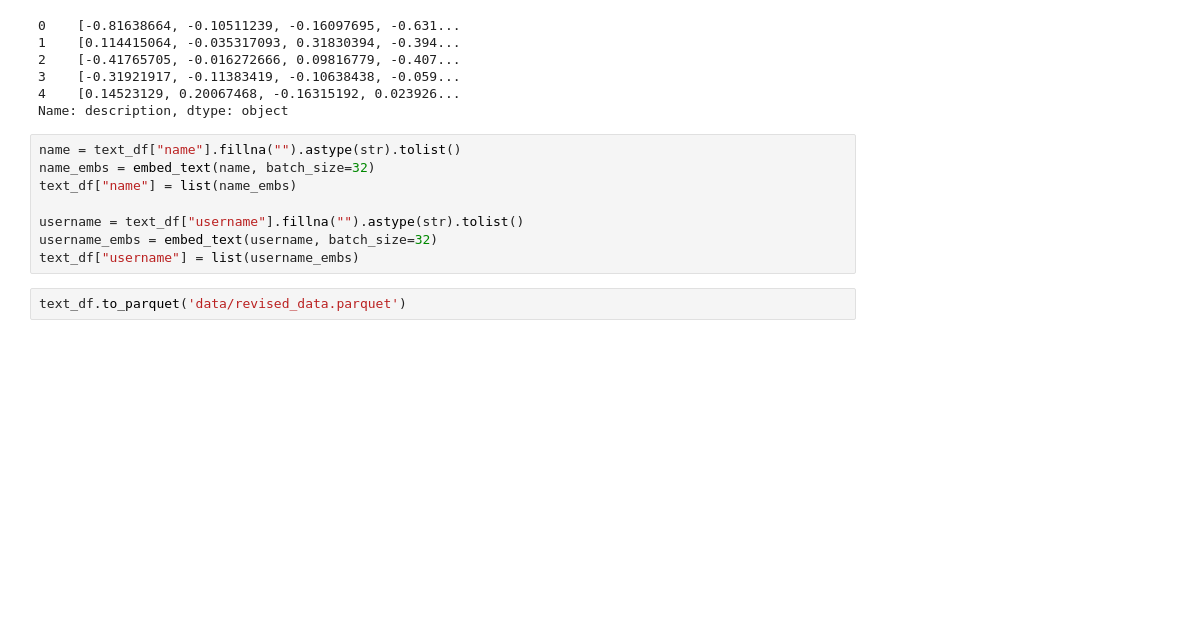
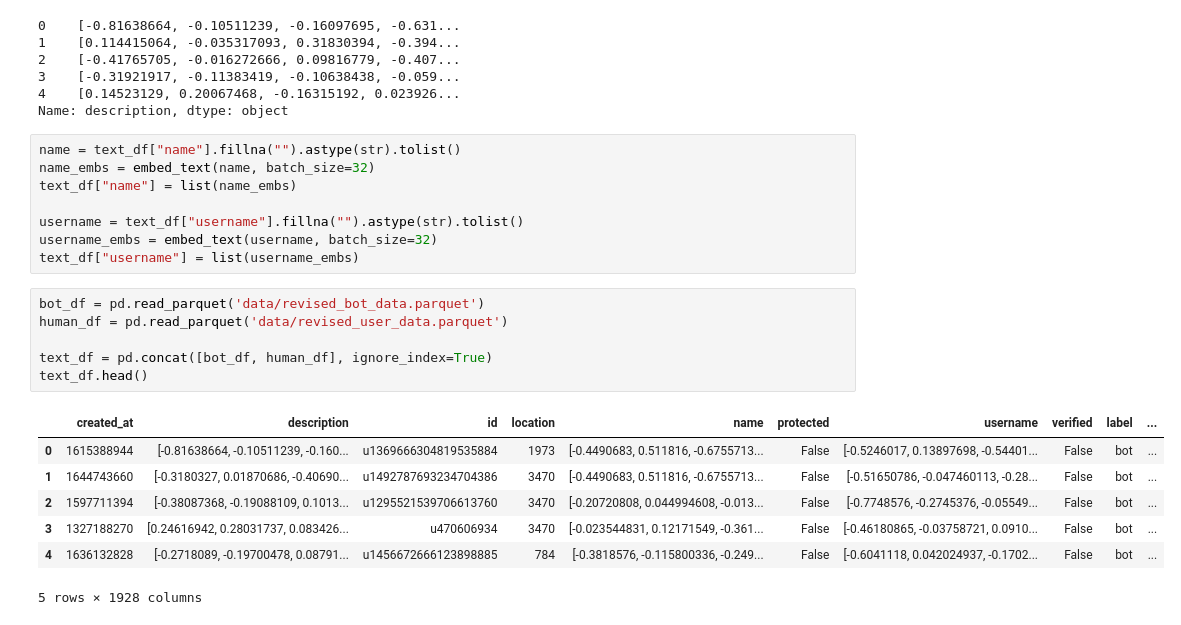
Before and after one commit to jPorterDosch/Twitter-Bot-Detection, a Jupyter notebook: revised_preprocessing.ipynb, the cells around one changed output. Saved outputs shown, nothing was run; the diff lists cells and outputs as text; blank space fills up the shorter version.

```diff
--- a/revised_preprocessing.ipynb
+++ b/revised_preprocessing.ipynb
@@ -422,5 +422,17 @@ text_df["name"] = list(name_embs)
 username = text_df["username"].fillna("").astype(str).tolist()
 username_embs = embed_text(username, batch_size=32)
 text_df["username"] = list(username_embs)
-# %%
-text_df.to_parquet('data/revised_data.parquet')
+# %%
+bot_df = pd.read_parquet('data/revised_bot_data.parquet')
+human_df = pd.read_parquet('data/revised_user_data.parquet')
+
+text_df = pd.concat([bot_df, human_df], ignore_index=True)
+text_df.head()
+# %% [output]
+|  | created_at | description | id | location | name | protected | username | verified | label | ... |
+| 0 | 1615388944 | [-0.81638664, -0.10511239, -0.160... | u1369666304819535884 | 1973 | [-0.4490683, 0.511816, -0.6755713... | False | [-0.5246017, 0.13897698, -0.54401... | False | bot | ... |
+| 1 | 1644743660 | [-0.3180327, 0.01870686, -0.40690... | u1492787693234704386 | 3470 | [-0.4490683, 0.511816, -0.6755713... | False | [-0.51650786, -0.047460113, -0.28... | False | bot | ... |
+| 2 | 1597711394 | [-0.38087368, -0.19088109, 0.1013... | u1295521539706613760 | 3470 | [-0.20720808, 0.044994608, -0.013... | False | [-0.7748576, -0.2745376, -0.05549... | False | bot | ... |
+| 3 | 1327188270 | [0.24616942, 0.28031737, 0.083426... | u470606934 | 3470 | [-0.023544831, 0.12171549, -0.361... | False | [-0.46180865, -0.03758721, 0.0910... | False | bot | ... |
+| 4 | 1636132828 | [-0.2718089, -0.19700478, 0.08791... | u1456672666123898885 | 784 | [-0.3818576, -0.115800336, -0.249... | False | [-0.6041118, 0.042024937, -0.1702... | False | bot | ... |
+5 rows × 1928 columns
```
Also changed, not shown: parts of 2 cells of this notebook, 1 other file.
